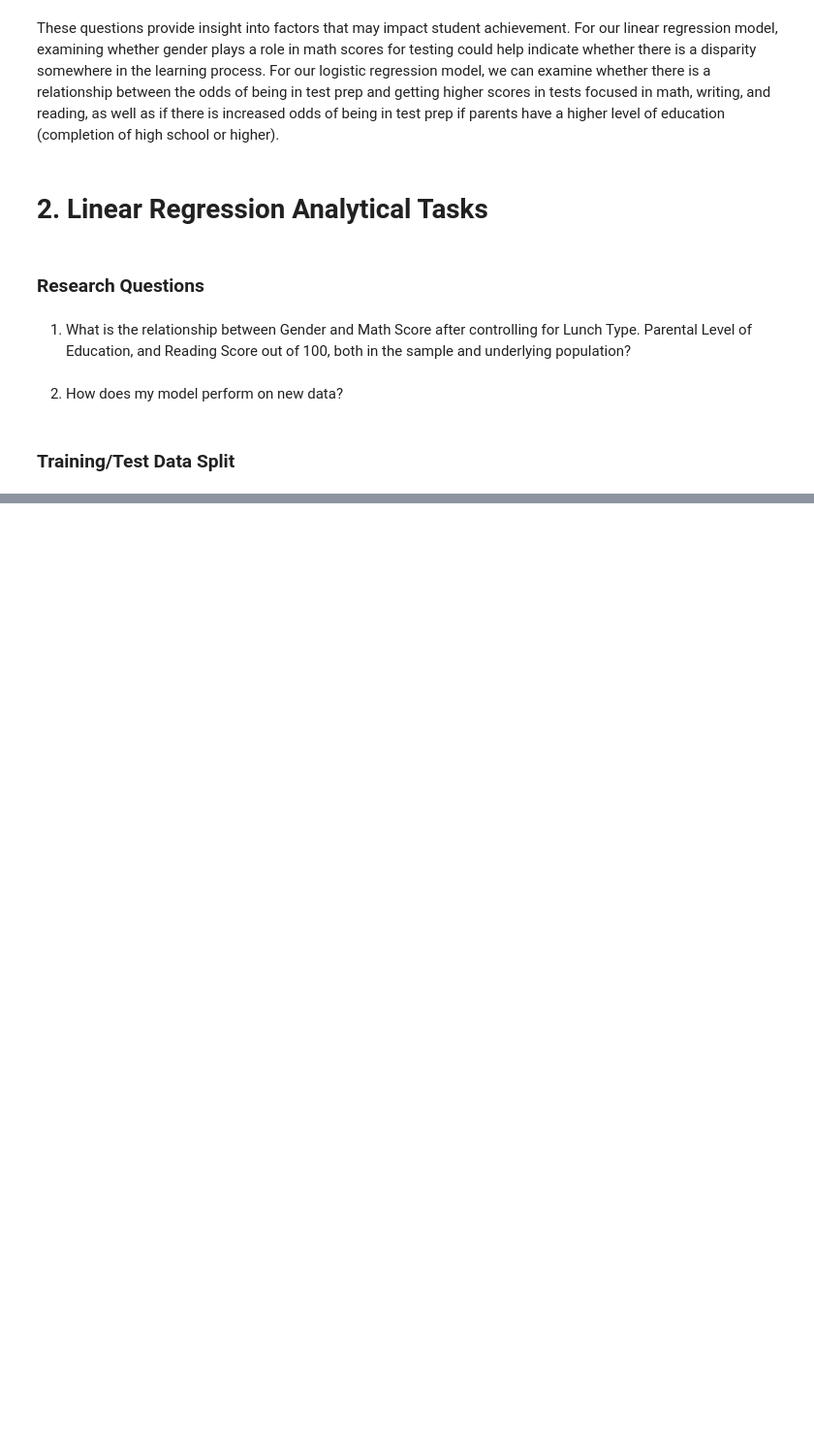
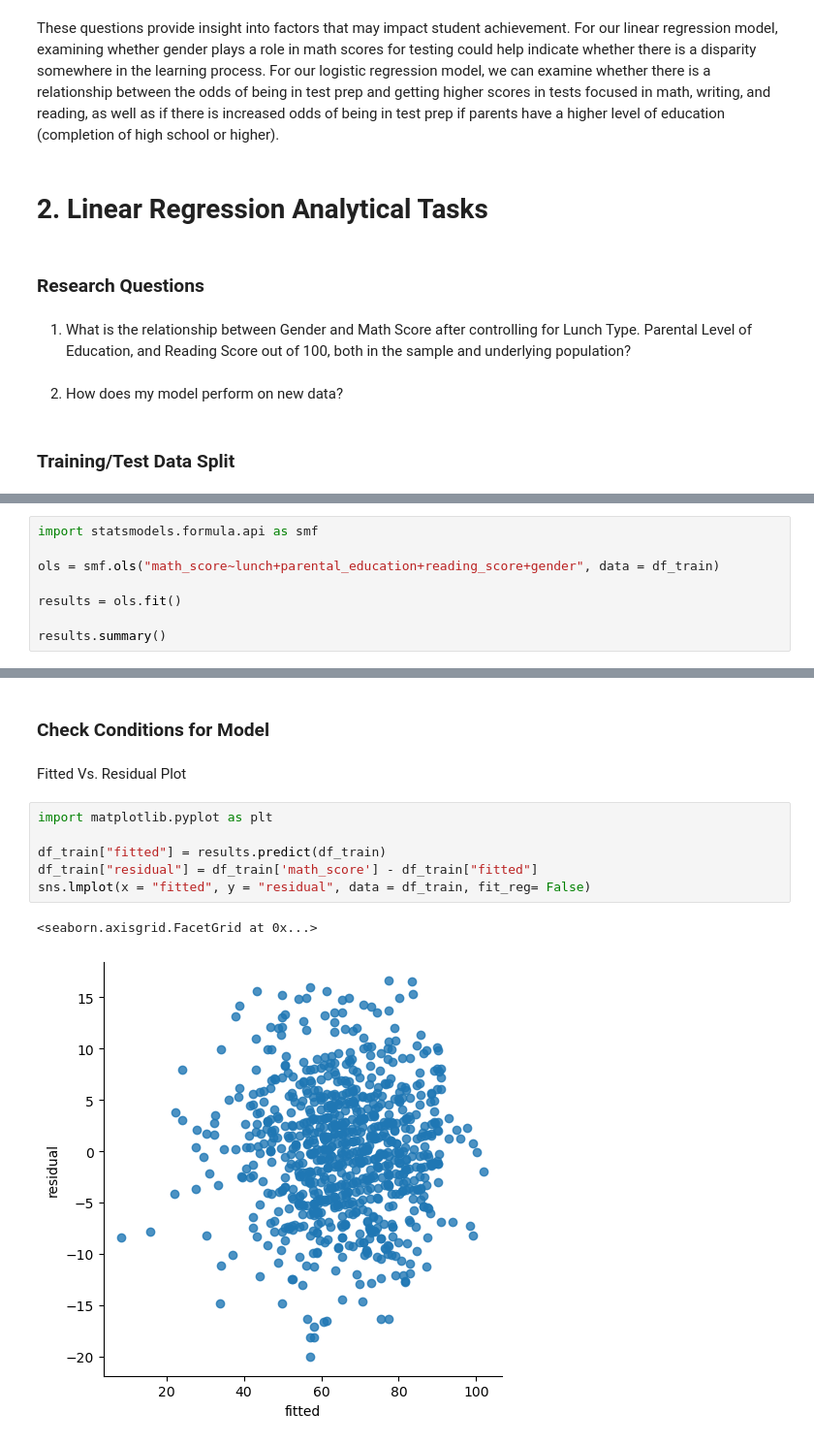
Before and after one commit to sarazarea26/projects, a Jupyter notebook: studentscoreproject.ipynb, the cells around one changed output, grey strips where cells are left out. Shown at 97% size. Drawn from its saved outputs; the diff is of its cells as text; blank space fills up the shorter version.

```diff
--- a/studentscoreproject.ipynb
+++ b/studentscoreproject.ipynb
@@ -66,0 +70,8 @@ NameError: name 'df' is not defined
+# %%
+import statsmodels.formula.api as smf
+
+ols = smf.ols("math_score~lunch+parental_education+reading_score+gender", data = df_train)
+
+results = ols.fit()
+
+results.summary()
@@ -66,0 +117,13 @@ NameError: name 'df' is not defined
+# %% [markdown]
+### Check Conditions for Model
+# %% [markdown]
+Fitted Vs. Residual Plot
+# %%
+import matplotlib.pyplot as plt
+
+df_train["fitted"] = results.predict(df_train)
+df_train["residual"] = df_train['math_score'] - df_train["fitted"]
+sns.lmplot(x = "fitted", y = "residual", data = df_train, fit_reg= False)
+# %% [output]
+<seaborn.axisgrid.FacetGrid at 0x...>
+[figure, added]
```
Also changed, not shown: parts of 26 cells of this notebook.
